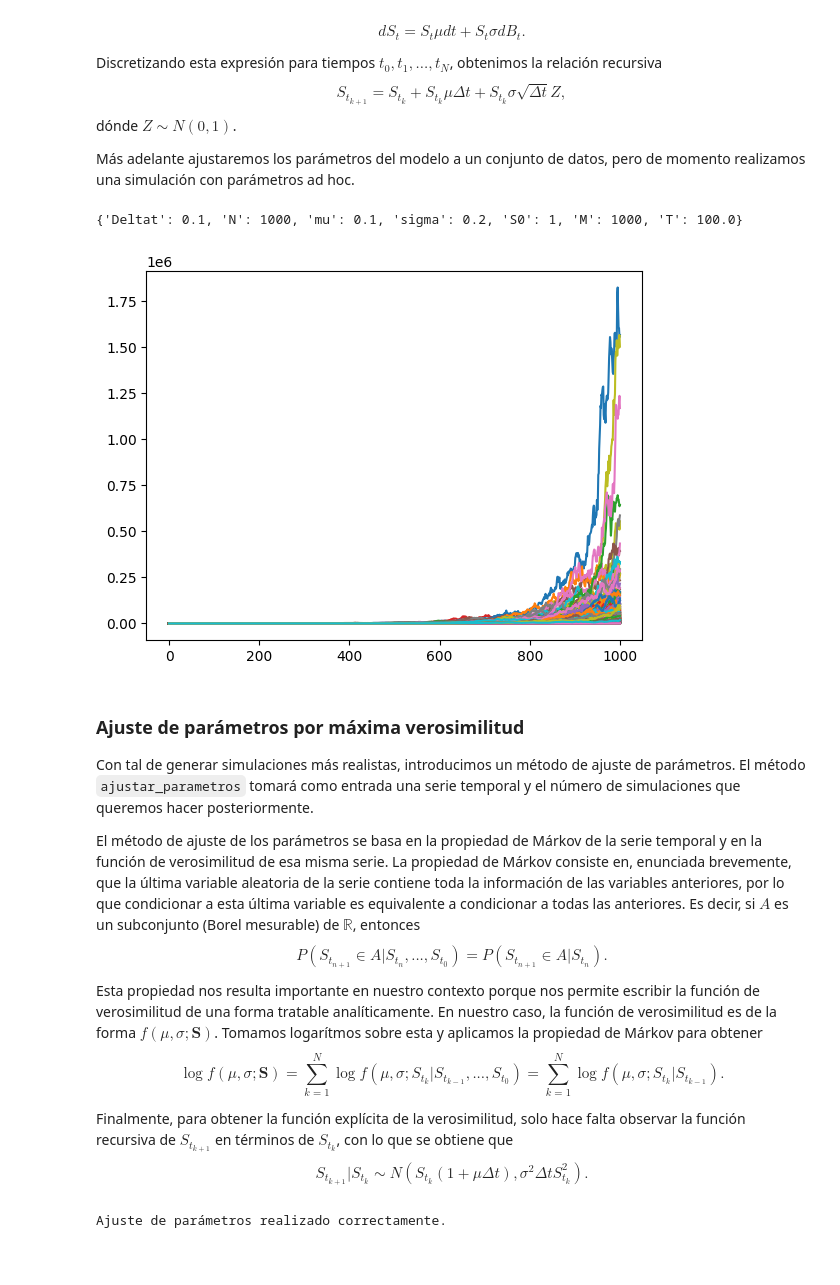
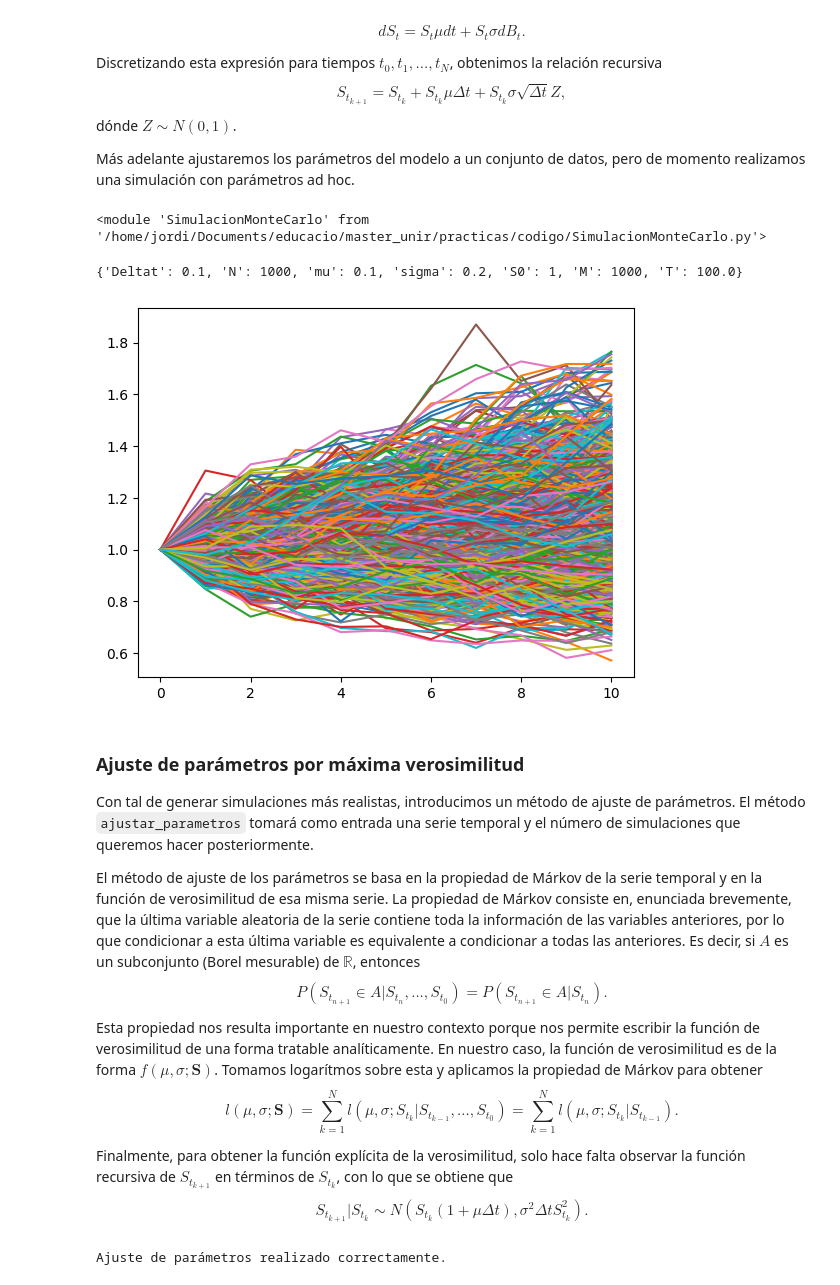
Before and after one commit to Jordi103/simulacion_de_mercado, a Jupyter notebook: simulaciones.ipynb, the cells around one changed output. Drawn from its saved outputs; the diff is of its cells as text; code cells hidden in the pictures; blank space fills up the shorter version.

````diff
--- a/simulaciones.ipynb
+++ b/simulaciones.ipynb
@@ -13,8 +13,10 @@ dónde $ Z \sim N(0,1)$.
 Más adelante ajustaremos los parámetros del modelo a un conjunto de datos, pero de momento realizamos una simulación con parámetros ad hoc.
 # %%
 import SimulacionMonteCarlo
-# import importlib
-# importlib.reload(SimulacionMonteCarlo)
+import importlib
+importlib.reload(SimulacionMonteCarlo)
+# %% [output]
+<module 'SimulacionMonteCarlo' from '/home/jordi/Documents/educacio/master_unir/practicas/codigo/SimulacionMonteCarlo.py'>
 # %%
 param_dict={'Deltat': 0.1, 'N':1000, 'mu':0.1, 'sigma':0.2, 'S0':1, 'M':1000}
 gbm = SimulacionMonteCarlo.GBM(param_dict)
@@ -23,10 +25,10 @@ gbm.mostrar_parametros()
 {'Deltat': 0.1, 'N': 1000, 'mu': 0.1, 'sigma': 0.2, 'S0': 1, 'M': 1000, 'T': 100.0}
 # %%
 import pandas as pd
-pd.DataFrame(gbm.simular()).plot(legend=False)
+pd.DataFrame(gbm.simular(N=10)).plot(legend=False)
 plt.show()
 # %% [output]
-[figure, old version]
+[figure, new version]
 # %% [markdown]
 ### Ajuste de parámetros por máxima verosimilitud
 Con tal de generar simulaciones más realistas, introducimos un método de ajuste de parámetros. El método ```ajustar_parametros``` tomará como entrada una serie temporal y el número de simulaciones que queremos hacer posteriormente.
@@ -35,7 +37,7 @@ El método de ajuste de los parámetros se basa en la propiedad de Márkov de la
 $$ P(S_{t_{n+1}} \in A | S_{t_n}, ..., S_{t_0}) = P(S_{t_{n+1}} \in A | S_{t_n}).$$
 
 Esta propiedad nos resulta importante en nuestro contexto porque nos permite escribir la función de verosimilitud de una forma tratable analíticamente. En nuestro caso, la función de verosimilitud es de la forma $f(\mu, \sigma; \textbf{S})$. Tomamos logarítmos sobre esta y aplicamos la propiedad de Márkov para obtener
-$$\log f(\mu, \sigma; \textbf{S}) = \sum_{k=1}^N \log f(\mu, \sigma; S_{t_k}| S_{t_{k-1}},...,S_{t_0}) = \sum_{k=1}^N \log f(\mu, \sigma; S_{t_k}| S_{t_{k-1}}).$$
+$$l(\mu, \sigma; \textbf{S}) = \sum_{k=1}^N l(\mu, \sigma; S_{t_k}| S_{t_{k-1}},...,S_{t_0}) = \sum_{k=1}^N l(\mu, \sigma; S_{t_k}| S_{t_{k-1}}).$$
 
 Finalmente, para obtener la función explícita de la verosimilitud, solo hace falta observar la función recursiva de $S_{t_{k+1}}$ en términos de $S_{t_k}$, con lo que se obtiene que
 $$ S_{t_{k+1}}|S_{t_k} \sim N( S_{t_k}(1+\mu \Delta t), \sigma^2\Delta t S_{t_k}^2).$$
````
Also changed, not shown: parts of 15 cells of this notebook, 2 other files.
